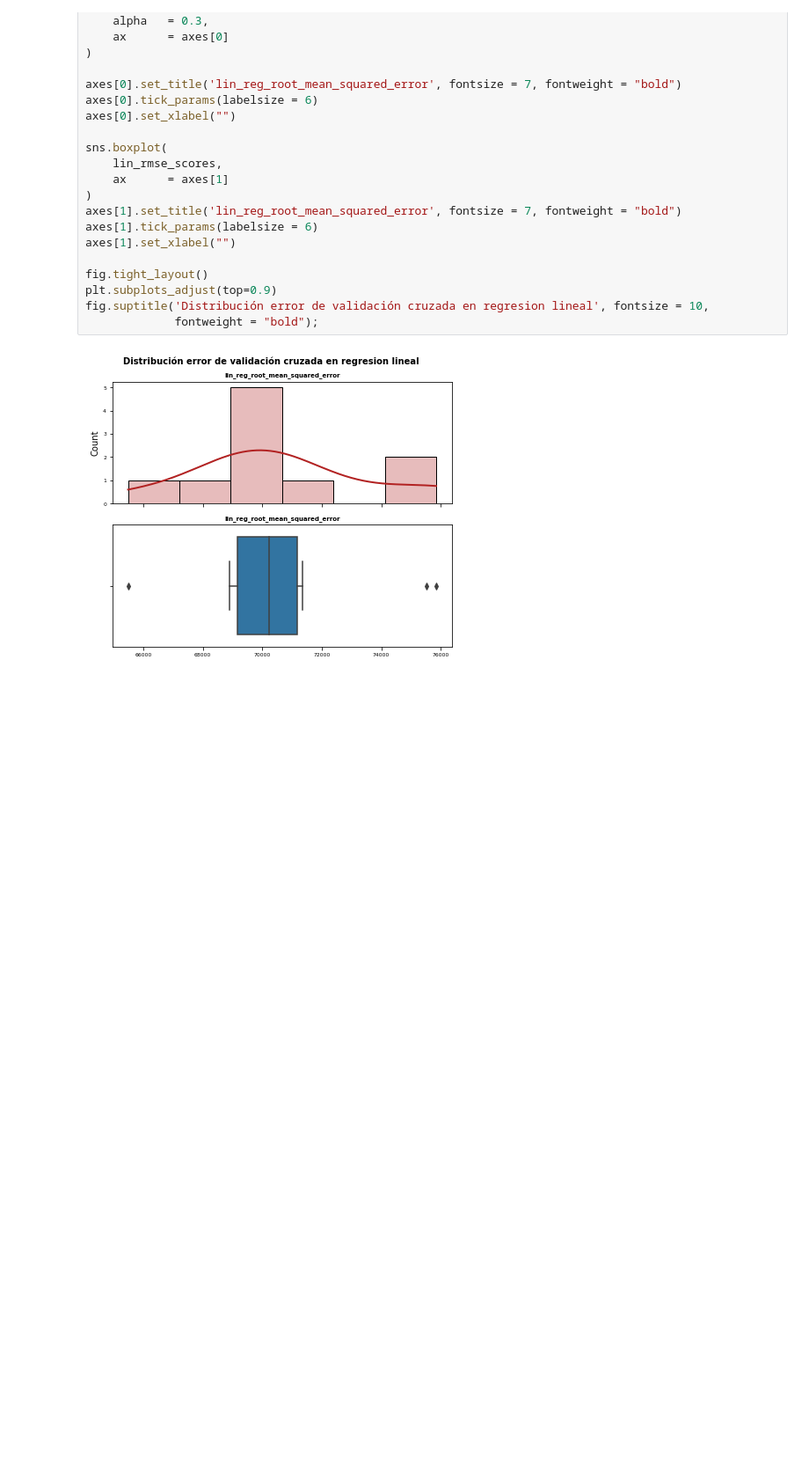
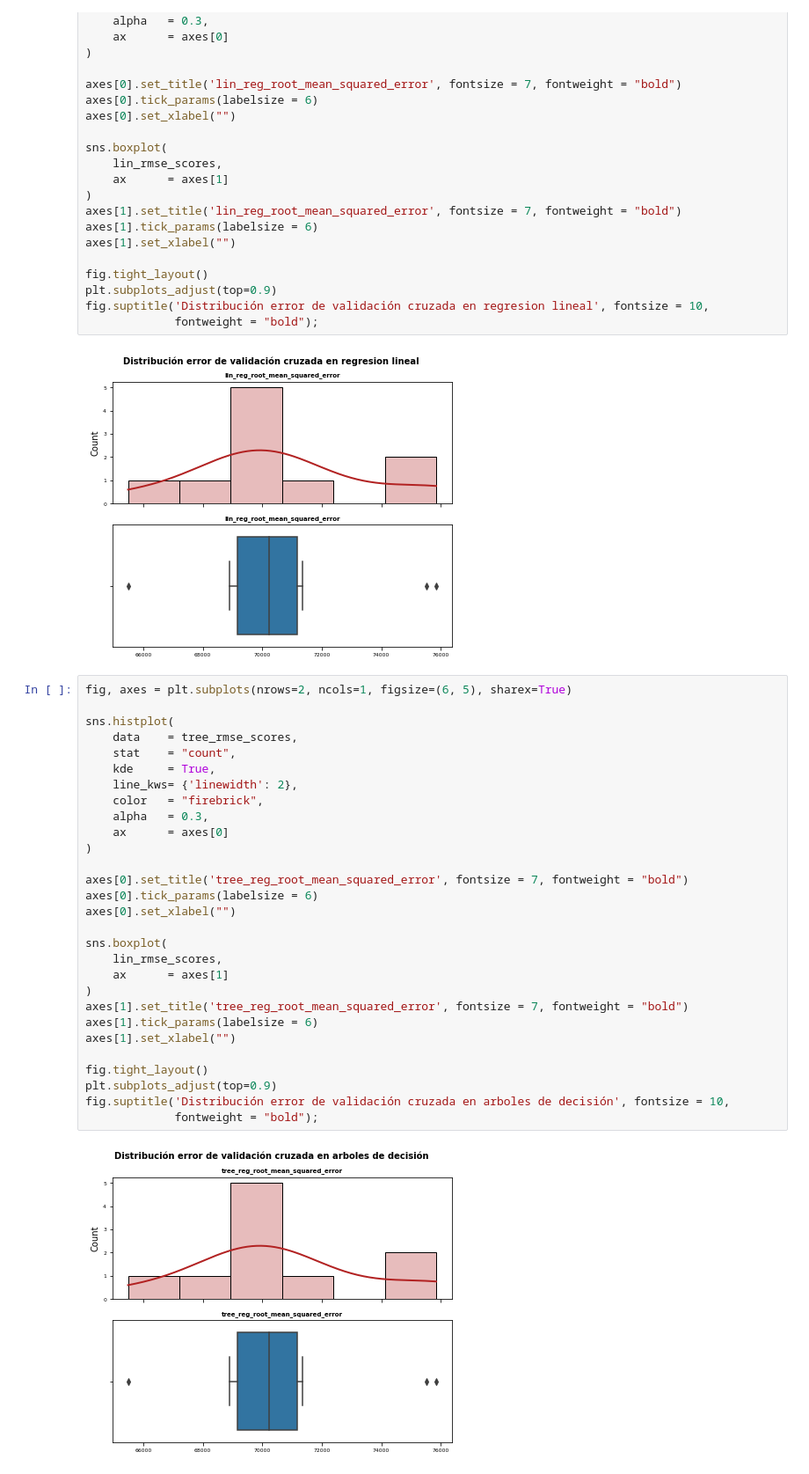
Before and after one commit to lsudupe/Learning-ML, a Jupyter notebook: Housing.ipynb, the cells around one changed output. Shown: that part at 88% size. Cells and saved outputs as stored; diff of their text form; blank space fills up the shorter version.

Commit message:
croos validation error distribution in decision tree

```diff
--- a/Housing.ipynb
+++ b/Housing.ipynb
@@ -548,3 +548,34 @@ fig.suptitle('Distribución error de validación cruzada en regresion lineal', f
              fontweight = "bold");
 # %% [output]
 [figure]
+# %%
+fig, axes = plt.subplots(nrows=2, ncols=1, figsize=(6, 5), sharex=True)
+
+sns.histplot(
+    data    = tree_rmse_scores,
+    stat    = "count",
+    kde     = True,
+    line_kws= {'linewidth': 2},
+    color   = "firebrick",
+    alpha   = 0.3,
+    ax      = axes[0]
+)
+
+axes[0].set_title('tree_reg_root_mean_squared_error', fontsize = 7, fontweight = "bold")
+axes[0].tick_params(labelsize = 6)
+axes[0].set_xlabel("")
+
+sns.boxplot(
+    lin_rmse_scores,
+    ax      = axes[1]
+)
+axes[1].set_title('tree_reg_root_mean_squared_error', fontsize = 7, fontweight = "bold")
+axes[1].tick_params(labelsize = 6)
+axes[1].set_xlabel("")
+
+fig.tight_layout()
+plt.subplots_adjust(top=0.9)
+fig.suptitle('Distribución error de validación cruzada en arboles de decisión', fontsize = 10,
+             fontweight = "bold");
+# %% [output]
+[figure, added]
```
